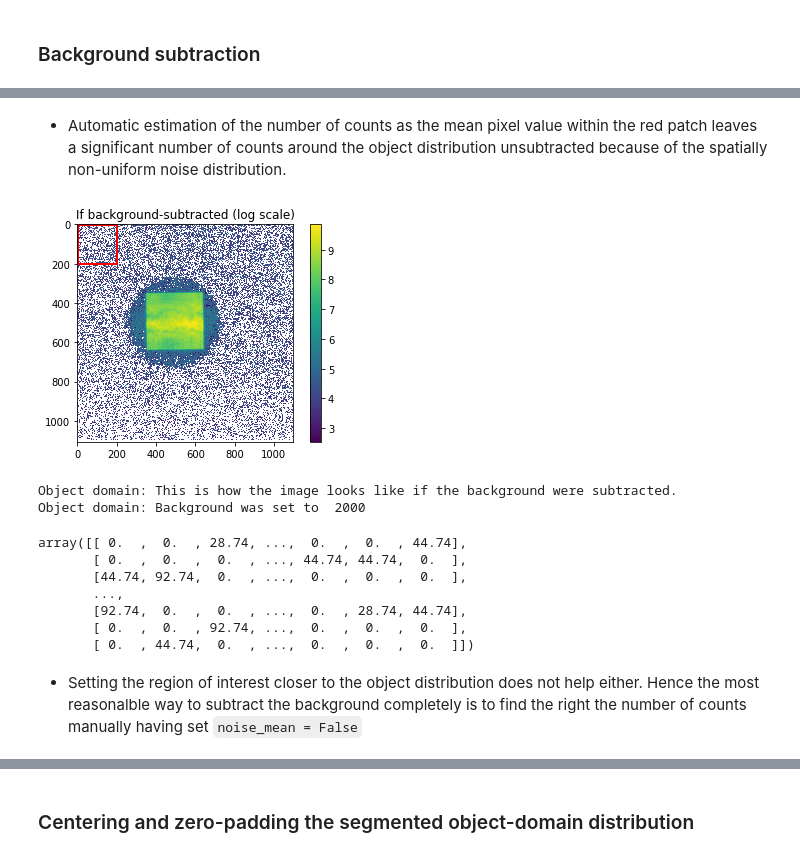
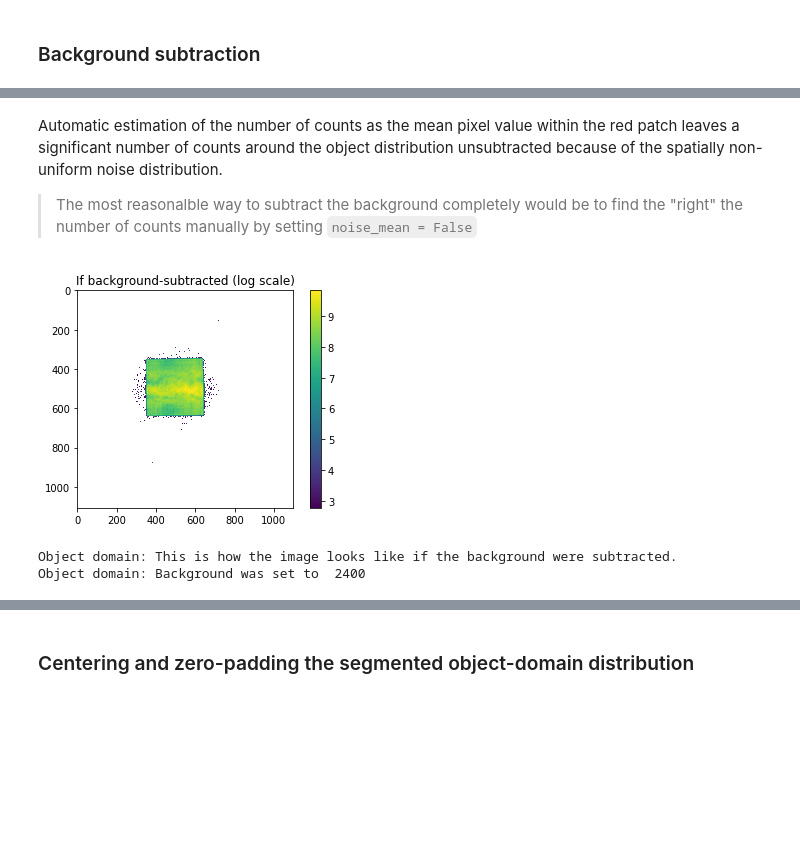
Before and after one commit to pkliui/PhaseRetrieval, a Jupyter notebook: docs/PhaseRetrieval.ipynb, the cells around one changed output, grey strips where cells are left out. Cells and saved outputs as stored; diff of their text form; code cells hidden in the pictures; blank space fills up the shorter version.

````diff
--- a/docs/PhaseRetrieval.ipynb
+++ b/docs/PhaseRetrieval.ipynb
@@ -254,23 +277,14 @@ Text(0.5, 1.0, 'Histogram of a 200x200 patch in the centre (object distribution
 # %% [markdown]
-* Automatic estimation of the number of counts as the mean pixel value within the red patch leaves a significant number of counts around the object distribution unsubtracted because of the spatially non-uniform noise distribution.
+Automatic estimation of the number of counts as the mean pixel value within the red patch leaves a significant number of counts around the object distribution unsubtracted because of the spatially non-uniform noise distribution.
+
+> The most reasonalble way to subtract the background completely would be to find the "right" the number of counts manually  by setting ```noise_mean = False```
 # %%
-rs.subtract_background(counts=2000,
-                       noise_mean = True,
-                       patch_corner = (1,1),
-                       patch_size= (200,200),
+_ = rs.subtract_background(counts=2400,
+                       noise_mean = False,
                        estimate_only=True,
                        log_scale=True,
                        plot_progress = True)
 # %% [output]
-[figure, old version]
+[figure, new version]
 Object domain: This is how the image looks like if the background were subtracted.
-Object domain: Background was set to  2000
+Object domain: Background was set to  2400
-array([[ 0.  ,  0.  , 28.74, ...,  0.  ,  0.  , 44.74],
-       [ 0.  ,  0.  ,  0.  , ..., 44.74, 44.74,  0.  ],
-       [44.74, 92.74,  0.  , ...,  0.  ,  0.  ,  0.  ],
-       ...,
-       [92.74,  0.  ,  0.  , ...,  0.  , 28.74, 44.74],
-       [ 0.  ,  0.  , 92.74, ...,  0.  ,  0.  ,  0.  ],
-       [ 0.  , 44.74,  0.  , ...,  0.  ,  0.  ,  0.  ]])
-# %% [markdown]
-* Setting the region of interest closer to the object distribution does not help either. Hence the most reasonalble way to subtract the background completely is to find the right  the number of counts manually having set ```noise_mean = False```
````
Also changed, not shown: parts of 52 cells of this notebook.
